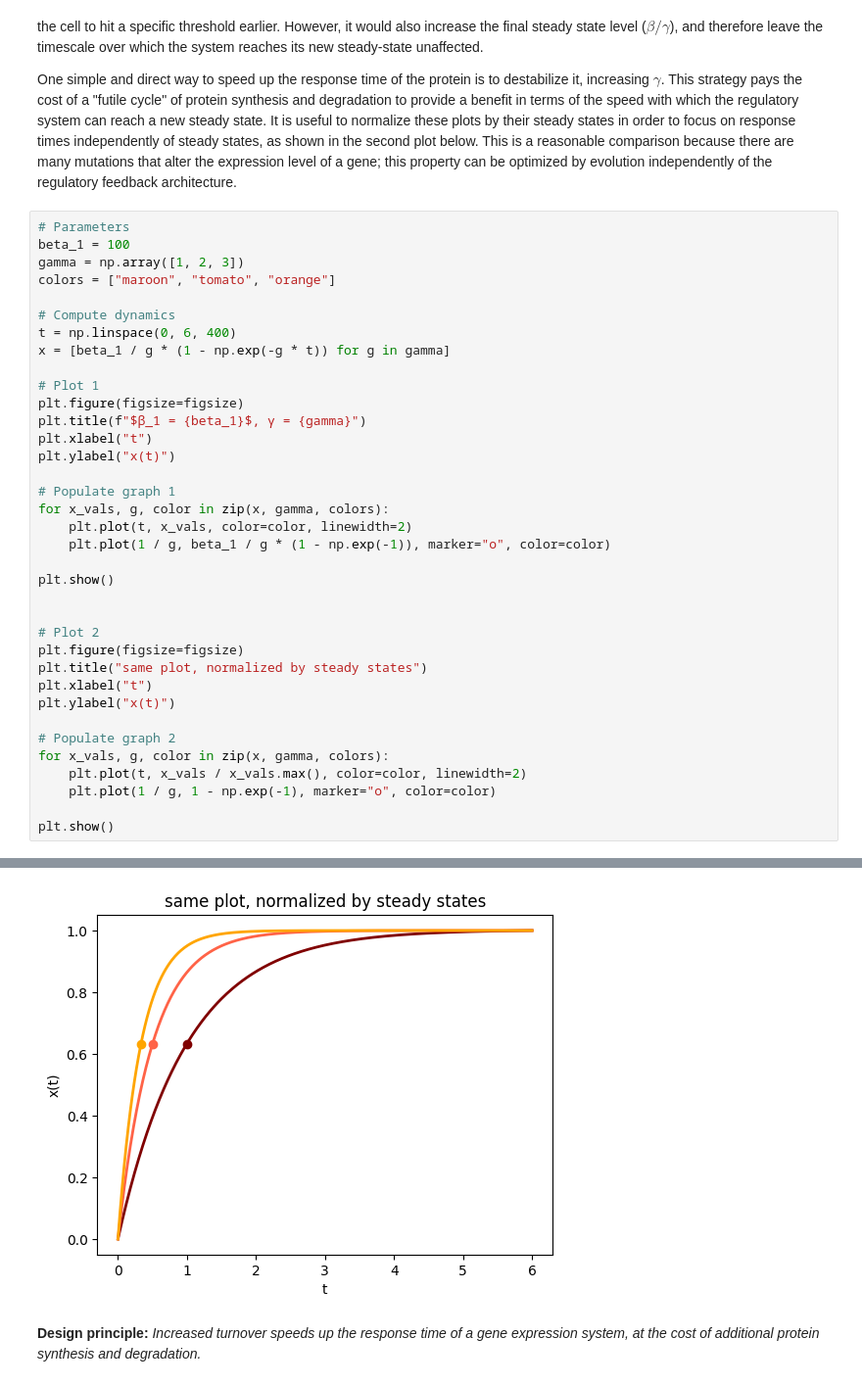
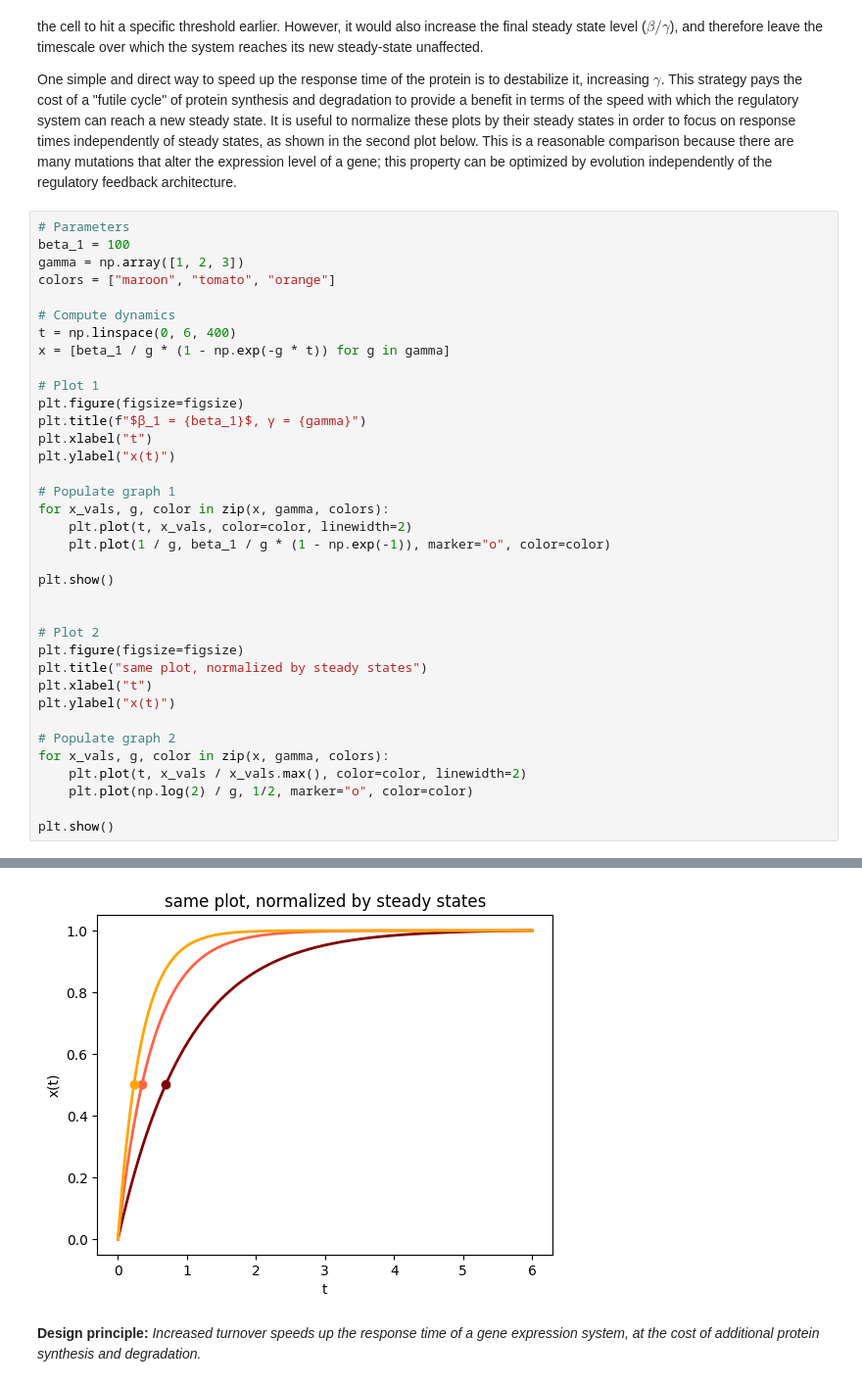
Before and after one commit to BioDisCo/computational_bioengineering, a Jupyter notebook: genetic_control/notes.ipynb, the cells around one changed output, grey strips where cells are left out. Shown at 98% size. Saved outputs shown, nothing was run; the diff lists cells and outputs as text.

```diff
--- a/genetic_control/notes.ipynb
+++ b/genetic_control/notes.ipynb
@@ -135,35 +135,35 @@ colors = ["maroon", "tomato", "orange"]
 t = np.linspace(0, 6, 400)
 x = [beta_1 / g * (1 - np.exp(-g * t)) for g in gamma]
 
 # Plot 1
 plt.figure(figsize=figsize)
 plt.title(f"$β_1 = {beta_1}$, γ = {gamma}")
 plt.xlabel("t")
 plt.ylabel("x(t)")
 
 # Populate graph 1
 for x_vals, g, color in zip(x, gamma, colors):
     plt.plot(t, x_vals, color=color, linewidth=2)
     plt.plot(1 / g, beta_1 / g * (1 - np.exp(-1)), marker="o", color=color)
 
 plt.show()
 
 
 # Plot 2
 plt.figure(figsize=figsize)
 plt.title("same plot, normalized by steady states")
 plt.xlabel("t")
 plt.ylabel("x(t)")
 
 # Populate graph 2
 for x_vals, g, color in zip(x, gamma, colors):
     plt.plot(t, x_vals / x_vals.max(), color=color, linewidth=2)
-    plt.plot(1 / g, 1 - np.exp(-1), marker="o", color=color)
+    plt.plot(np.log(2) / g, 1/2, marker="o", color=color)
 
 plt.show()
 # %% [output]
 [figure]
-[figure, old version]
+[figure, new version]
 # %% [markdown]
 **Design principle:** _Increased turnover speeds up the response time of a gene expression system, at the cost of additional protein synthesis and degradation._
 # %% [markdown]
```
Also changed, not shown: parts of 2 cells of this notebook, 2 other files.
